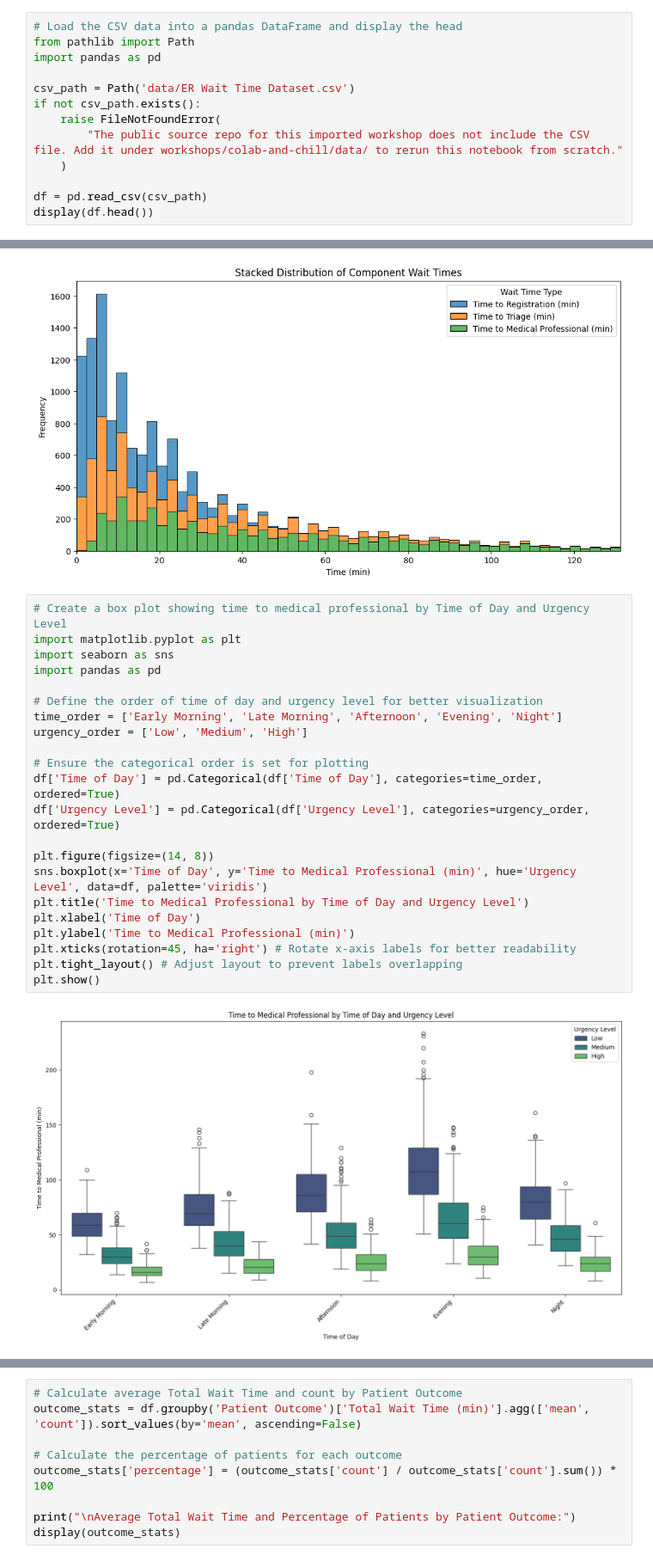
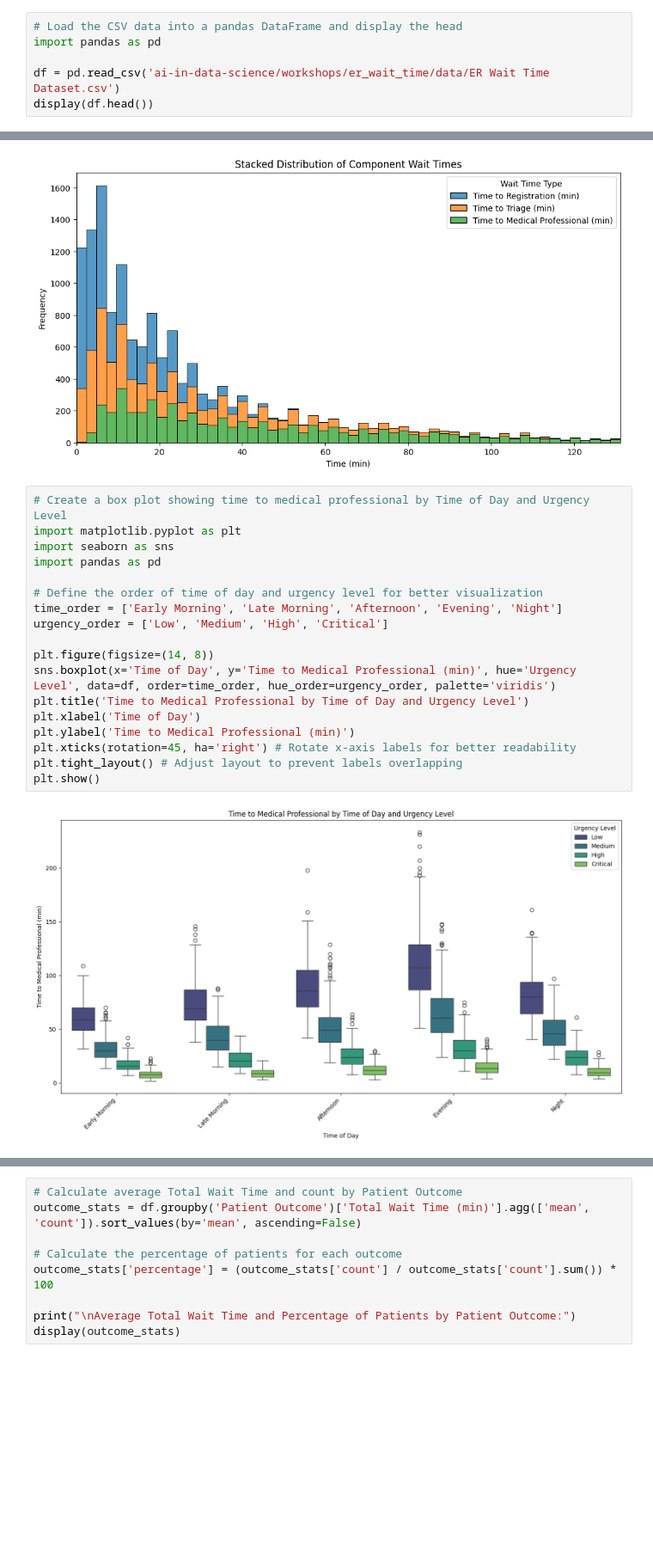
Before and after one commit to NCSU-Libraries/ai-workshops, a Jupyter notebook: workshops/colab-and-chill/colab-and-chill-solutions.ipynb, the cells around one changed output, grey strips where cells are left out. Shown at 86% size. Drawn from its saved outputs; the diff is of its cells as text; blank space fills up the shorter version.

```diff
--- a/workshops/colab-and-chill/colab-and-chill-solutions.ipynb
+++ b/workshops/colab-and-chill/colab-and-chill-solutions.ipynb
@@ -255,14 +264,7 @@ Now we'll load the CSV data into a pandas DataFrame. This is the foundation of o
 - **Data loading**: The process of reading external data into our analysis environment
 # %%
 # Load the CSV data into a pandas DataFrame and display the head
-from pathlib import Path
 import pandas as pd
 
-csv_path = Path('data/ER Wait Time Dataset.csv')
-if not csv_path.exists():
-    raise FileNotFoundError(
-        "The public source repo for this imported workshop does not include the CSV file. Add it under workshops/colab-and-chill/data/ to rerun this notebook from scratch."
-    )
-
-df = pd.read_csv(csv_path)
+df = pd.read_csv('ai-in-data-science/workshops/er_wait_time/data/ER Wait Time Dataset.csv')
 display(df.head())
@@ -673,27 +688,23 @@ plt.show()
 # %%
 # Create a box plot showing time to medical professional by Time of Day and Urgency Level
 import matplotlib.pyplot as plt
 import seaborn as sns
 import pandas as pd
 
 # Define the order of time of day and urgency level for better visualization
 time_order = ['Early Morning', 'Late Morning', 'Afternoon', 'Evening', 'Night']
-urgency_order = ['Low', 'Medium', 'High']
-
-# Ensure the categorical order is set for plotting
-df['Time of Day'] = pd.Categorical(df['Time of Day'], categories=time_order, ordered=True)
-df['Urgency Level'] = pd.Categorical(df['Urgency Level'], categories=urgency_order, ordered=True)
+urgency_order = ['Low', 'Medium', 'High', 'Critical']
 
 plt.figure(figsize=(14, 8))
-sns.boxplot(x='Time of Day', y='Time to Medical Professional (min)', hue='Urgency Level', data=df, palette='viridis')
+sns.boxplot(x='Time of Day', y='Time to Medical Professional (min)', hue='Urgency Level', data=df, order=time_order, hue_order=urgency_order, palette='viridis')
 plt.title('Time to Medical Professional by Time of Day and Urgency Level')
 plt.xlabel('Time of Day')
 plt.ylabel('Time to Medical Professional (min)')
 plt.xticks(rotation=45, ha='right') # Rotate x-axis labels for better readability
 plt.tight_layout() # Adjust layout to prevent labels overlapping
 plt.show()
 # %% [output]
-[figure, old version]
+[figure, new version]
 # %%
 # Calculate the correlation matrix for numerical columns
 numerical_cols = df.select_dtypes(include=['int64', 'float64']).columns
```
Also changed, not shown: parts of 18 cells of this notebook, 1 other file.
